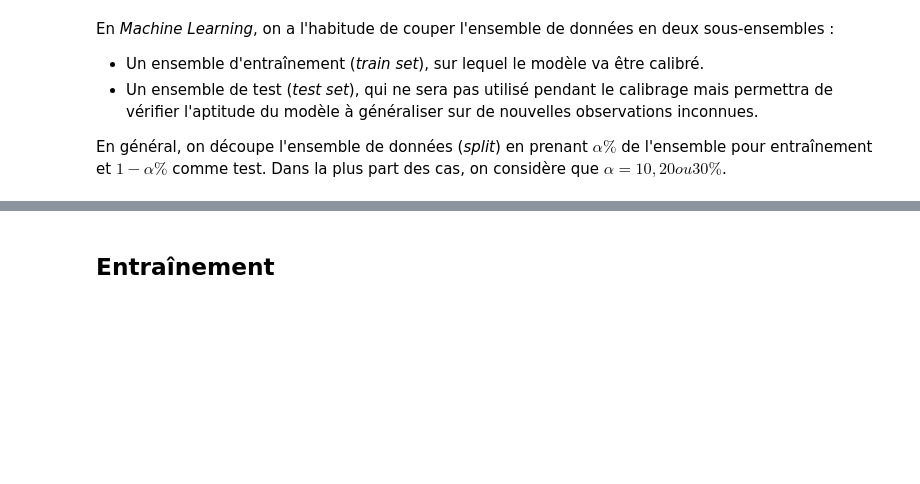
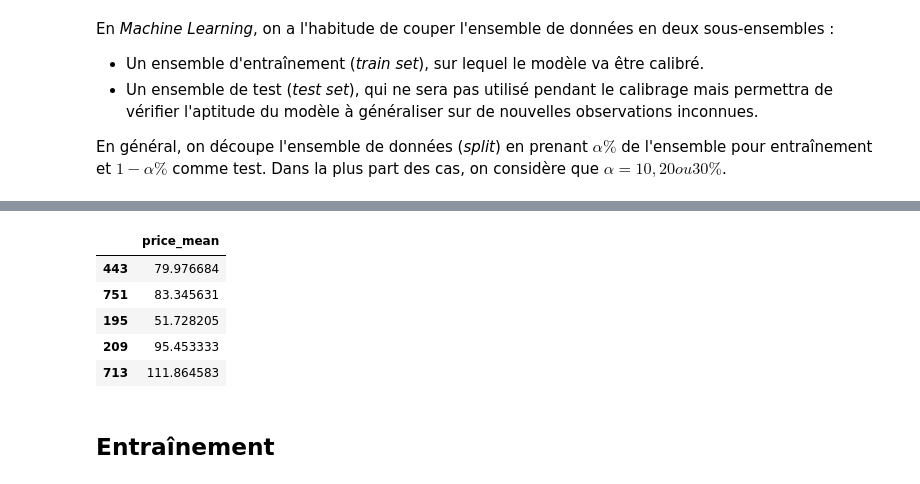
Before and after one commit to Hy-gon/Python_Hitema, a Jupyter notebook: MachineLearning/Modele_Lineaire_exo.ipynb, the cells around one changed output, grey strips where cells are left out. Cells and saved outputs as stored; diff of their text form; code cells hidden in the pictures; blank space fills up the shorter version.

```diff
--- a/MachineLearning/Modele_Lineaire_exo.ipynb
+++ b/MachineLearning/Modele_Lineaire_exo.ipynb
@@ -259,3 +264,12 @@ En général, on découpe l'ensemble de données (*split*) en prenant $\alpha \%
+# %%
+Y_train.head()
+# %% [output]
+|  | price_mean |
+| 443 | 79.976684 |
+| 751 | 83.345631 |
+| 195 | 51.728205 |
+| 209 | 95.453333 |
+| 713 | 111.864583 |
 # %% [markdown]
 ## Entraînement
 # %% [markdown]
```
Also changed, not shown: parts of 9 cells of this notebook.
